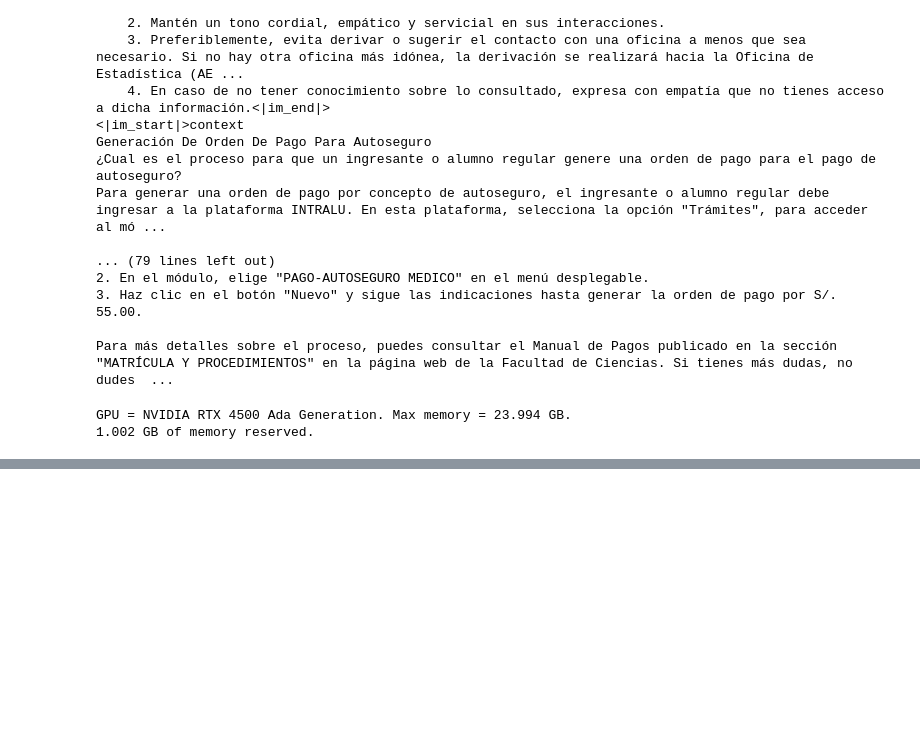
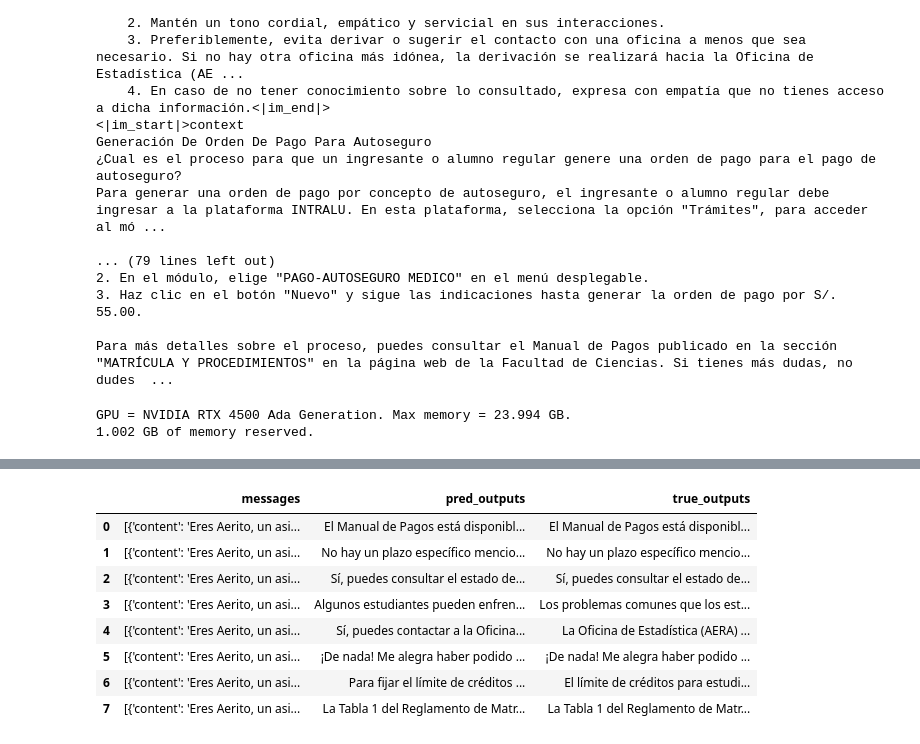
Before and after one commit to anthonydmg/generate_qa_ds_chatgpt, a Jupyter notebook: finetuning_qwen3_bot_contextual.ipynb, the cells around one changed output, grey strips where cells are left out. Saved outputs shown, nothing was run; the diff lists cells and outputs as text; code cells hidden in the pictures; blank space fills up the shorter version.

```diff
--- a/finetuning_qwen3_bot_contextual.ipynb
+++ b/finetuning_qwen3_bot_contextual.ipynb
@@ -292,0 +331,37 @@ Unsloth: Will smartly offload gradients to save VRAM!
+# %%
+from unsloth.chat_templates import get_chat_template
+from transformers import TextStreamer
+
+dtype = None
+
+model, tokenizer = FastLanguageModel.from_pretrained(
+    model_name =  "./models/qwen3-finetuned",
+    max_seq_length = max_seq_length,
+    load_in_4bit = True,
+    dtype = dtype
+    #fast_inference = True,
+    #max_lora_rank = lora_rank,
+    #gpu_memory_utilization = 0.5
+)
+
+FastLanguageModel.for_inference(model)
+
+
+messages = dataset['train'][5]['turns'][:-1]
+
+streamer = TextStreamer(tokenizer)
+
+inputs = tokenizer.apply_chat_template(
+    messages,
+    tokenize = True,
+    add_generation_prompt = True,
+    return_tensors = "pt",
+).to("cuda")
+
+outputs = model.generate(
+    input_ids = inputs ,
+    max_new_tokens = 256,
+    use_cache = True,
+    streamer = streamer,
+    temperature = 1.5,
+    min_p = 0.1)
@@ -350,0 +504,13 @@ Los estudiantes deben realizar el pago del autoseguro estudiantil antes de las f
+# %%
+import pandas as pd
+pd.DataFrame(generation_outputs)
+# %% [output]
+|  | messages | pred_outputs | true_outputs |
+| 0 | [{'content': 'Eres Aerito, un asi... | El Manual de Pagos está disponibl... | El Manual de Pagos está disponibl... |
+| 1 | [{'content': 'Eres Aerito, un asi... | No hay un plazo específico mencio... | No hay un plazo específico mencio... |
+| 2 | [{'content': 'Eres Aerito, un asi... | Sí, puedes consultar el estado de... | Sí, puedes consultar el estado de... |
+| 3 | [{'content': 'Eres Aerito, un asi... | Algunos estudiantes pueden enfren... | Los problemas comunes que los est... |
+| 4 | [{'content': 'Eres Aerito, un asi... | Sí, puedes contactar a la Oficina... | La Oficina de Estadística (AERA) ... |
+| 5 | [{'content': 'Eres Aerito, un asi... | ¡De nada! Me alegra haber podido ... | ¡De nada! Me alegra haber podido ... |
+| 6 | [{'content': 'Eres Aerito, un asi... | Para fijar el límite de créditos ... | El límite de créditos para estudi... |
+| 7 | [{'content': 'Eres Aerito, un asi... | La Tabla 1 del Reglamento de Matr... | La Tabla 1 del Reglamento de Matr... |
```
Also changed, not shown: parts of 9 cells of this notebook.
